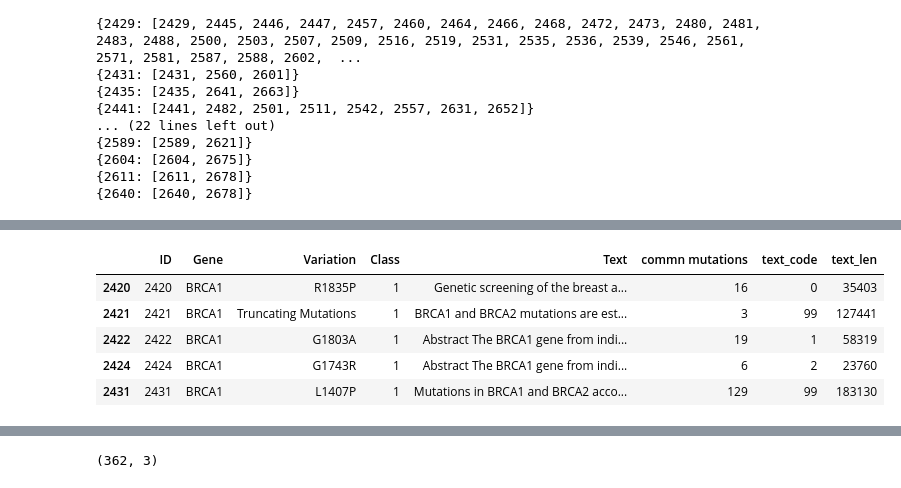
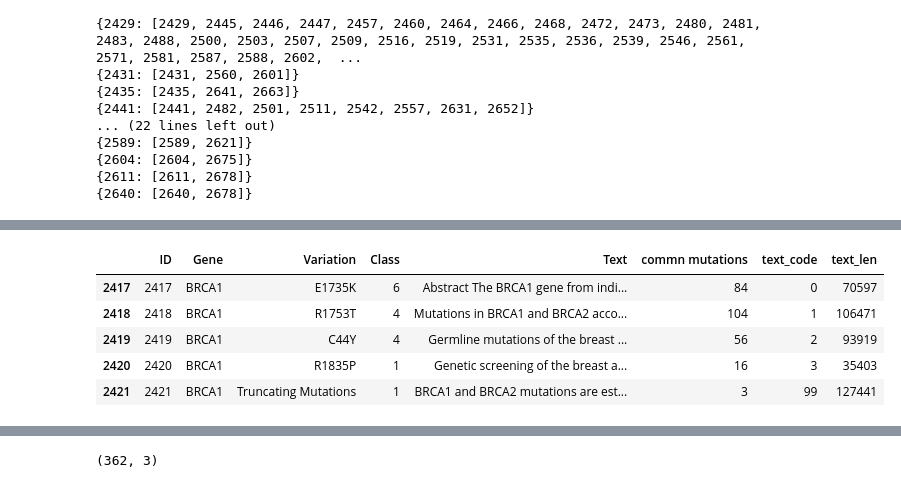
Before and after one commit to me-nobody/jovian-ml-project, a Jupyter notebook: jovian-ml-project-190422.ipynb, the cells around one changed output, grey strips where cells are left out. Cells and saved outputs as stored; diff of their text form; code cells hidden in the pictures.

```diff
--- a/jovian-ml-project-190422.ipynb
+++ b/jovian-ml-project-190422.ipynb
@@ -453,9 +451,9 @@ NameError: name 'brca1_df' is not defined
 # %%
-brca1_df.head()
+brca_df.head()
 # %% [output]
 |  | ID | Gene | Variation | Class | Text | commn mutations | text_code | text_len |
-| 2420 | 2420 | BRCA1 | R1835P | 1 | Genetic screening of the breast a... | 16 | 0 | 35403 |
+| 2417 | 2417 | BRCA1 | E1735K | 6 | Abstract The BRCA1 gene from indi... | 84 | 0 | 70597 |
+| 2418 | 2418 | BRCA1 | R1753T | 4 | Mutations in BRCA1 and BRCA2 acco... | 104 | 1 | 106471 |
+| 2419 | 2419 | BRCA1 | C44Y | 4 | Germline mutations of the breast ... | 56 | 2 | 93919 |
+| 2420 | 2420 | BRCA1 | R1835P | 1 | Genetic screening of the breast a... | 16 | 3 | 35403 |
 | 2421 | 2421 | BRCA1 | Truncating Mutations | 1 | BRCA1 and BRCA2 mutations are est... | 3 | 99 | 127441 |
-| 2422 | 2422 | BRCA1 | G1803A | 1 | Abstract The BRCA1 gene from indi... | 19 | 1 | 58319 |
-| 2424 | 2424 | BRCA1 | G1743R | 1 | Abstract The BRCA1 gene from indi... | 6 | 2 | 23760 |
-| 2431 | 2431 | BRCA1 | L1407P | 1 | Mutations in BRCA1 and BRCA2 acco... | 129 | 99 | 183130 |
```
Also changed, not shown: parts of 5 cells of this notebook.
